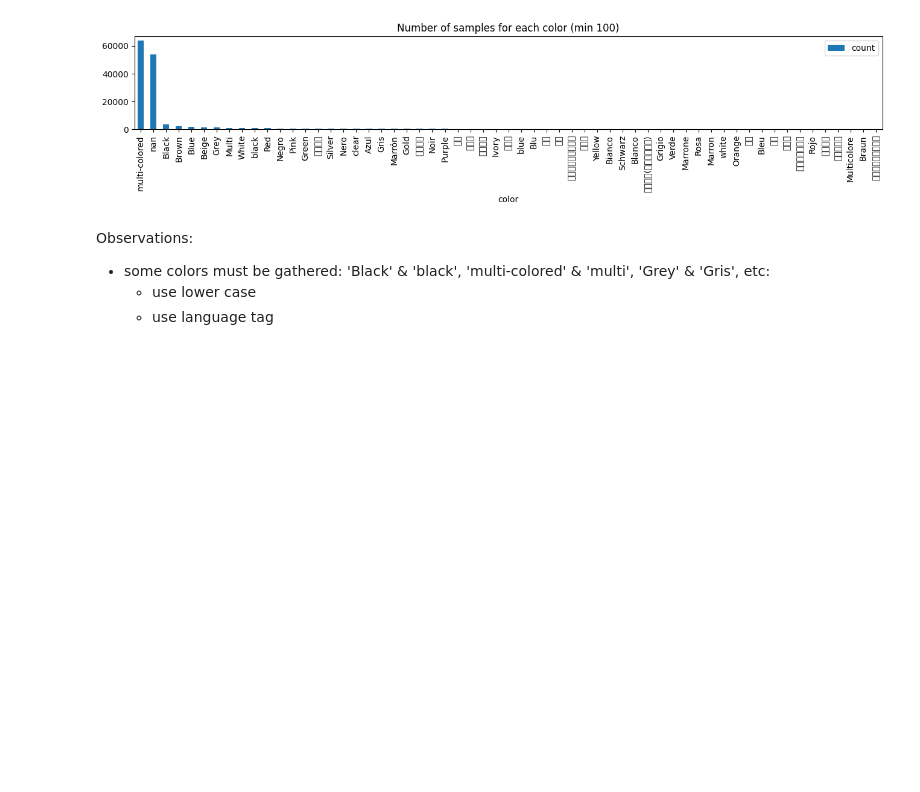
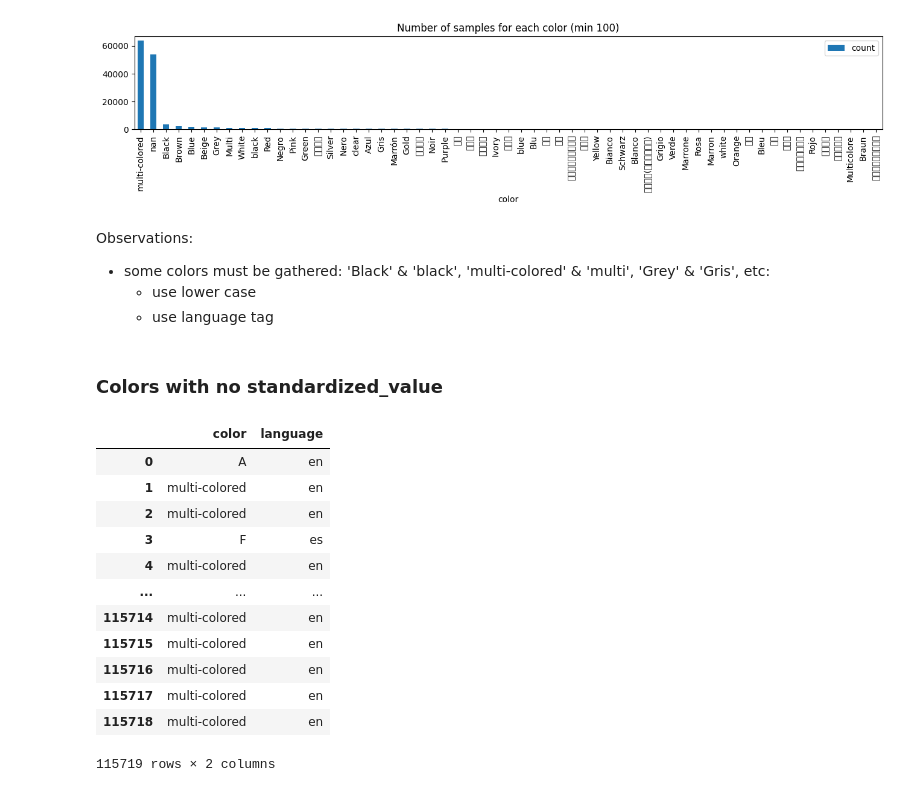
Before and after one commit to sicara/few-shot-style-transfer, a Jupyter notebook: notebooks/explore_dataset_class.ipynb, the cells around one changed output. Saved outputs shown, nothing was run; the diff lists cells and outputs as text; code cells hidden in the pictures; blank space fills up the shorter version.

```diff
--- a/notebooks/explore_dataset_class.ipynb
+++ b/notebooks/explore_dataset_class.ipynb
@@ -144,3 +146,5 @@ Observations:
 - some colors must be gathered: 'Black' & 'black', 'multi-colored' & 'multi', 'Grey' & 'Gris', etc:
     - use lower case
     - use language tag
+# %% [markdown]
+### Colors with no standardized_value
@@ -146,0 +168,17 @@ Observations:
+# %%
+df_color = pd.DataFrame({'color': color_list, 'language': language_list})
+df_color
+# %% [output]
+|  | color | language |
+| 0 | A | en |
+| 1 | multi-colored | en |
+| 2 | multi-colored | en |
+| 3 | F | es |
+| 4 | multi-colored | en |
+| ... | ... | ... |
+| 115714 | multi-colored | en |
+| 115715 | multi-colored | en |
+| 115716 | multi-colored | en |
+| 115717 | multi-colored | en |
+| 115718 | multi-colored | en |
+115719 rows × 2 columns
```
Also changed, not shown: parts of 9 cells of this notebook, 1 other file.
